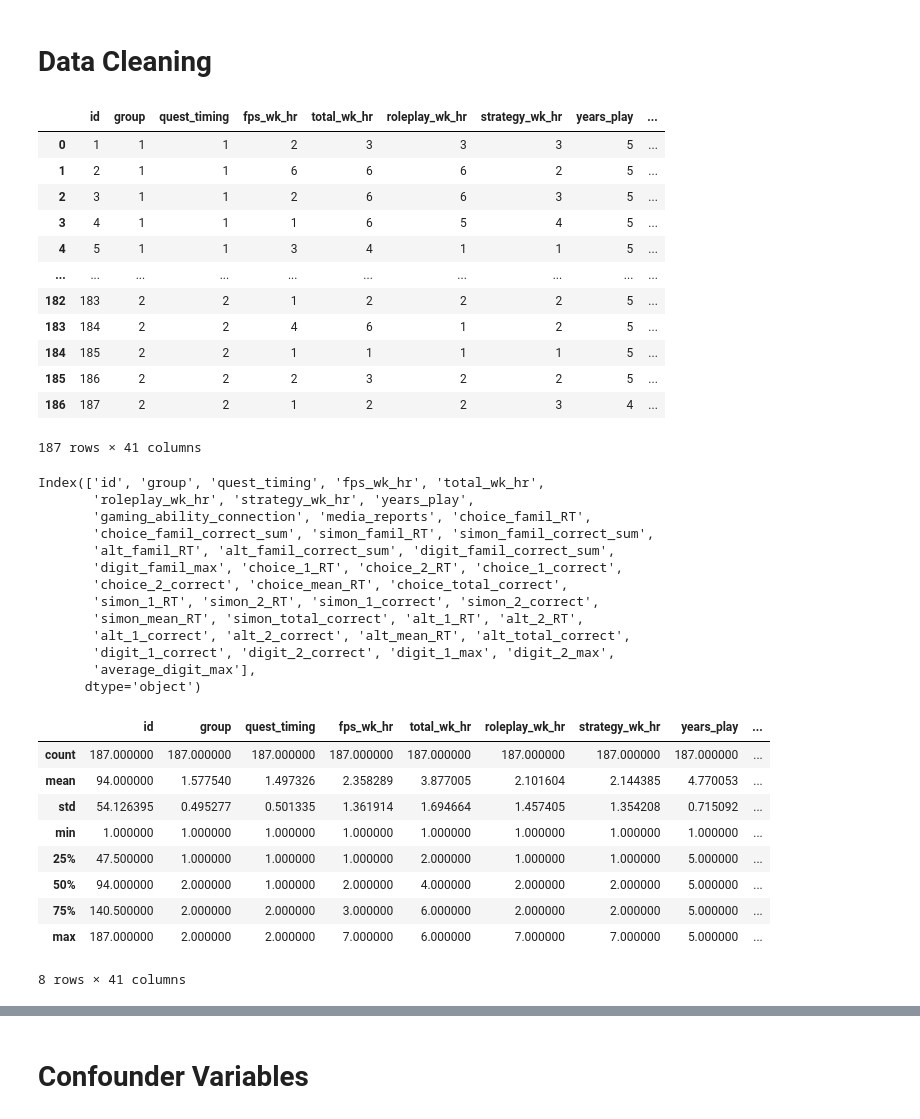
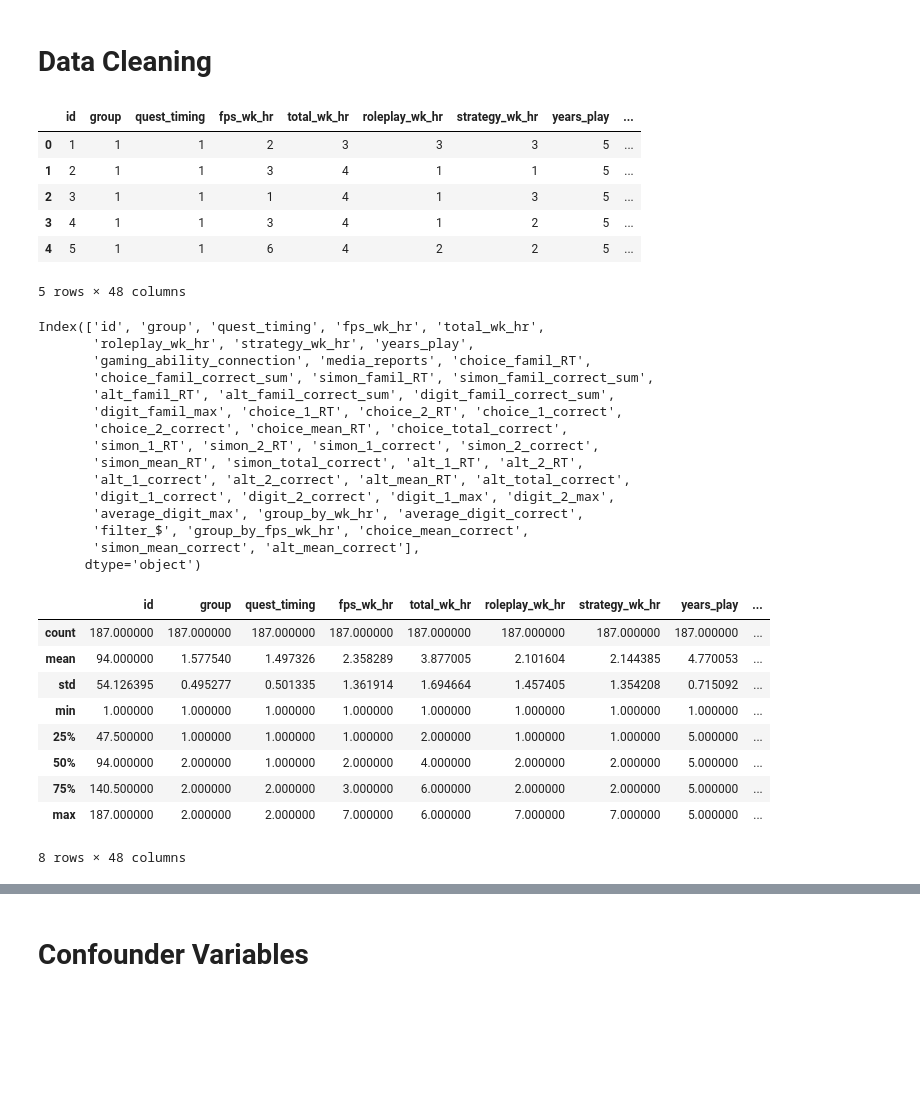
Before and after one commit to ROHIT32767/Reaction-time-and-working-memory-in-gamers-and-non-gamers, a Jupyter notebook: project.ipynb, the cells around one changed output, grey strips where cells are left out. Cells and saved outputs as stored; diff of their text form; code cells hidden in the pictures; blank space fills up the shorter version.

```diff
--- a/project.ipynb
+++ b/project.ipynb
@@ -23,22 +23,16 @@ import scikit_posthocs as sp
 # %% [markdown]
 # Data Cleaning
 # %%
-df = pd.read_excel('raw_data.xlsx')
-df
+df = pd.read_excel('data.xlsx')
+df.head()
 # %% [output]
 |  | id | group | quest_timing | fps_wk_hr | total_wk_hr | roleplay_wk_hr | strategy_wk_hr | years_play | ... |
 | 0 | 1 | 1 | 1 | 2 | 3 | 3 | 3 | 5 | ... |
-| 1 | 2 | 1 | 1 | 6 | 6 | 6 | 2 | 5 | ... |
-| 2 | 3 | 1 | 1 | 2 | 6 | 6 | 3 | 5 | ... |
-| 3 | 4 | 1 | 1 | 1 | 6 | 5 | 4 | 5 | ... |
-| 4 | 5 | 1 | 1 | 3 | 4 | 1 | 1 | 5 | ... |
-| ... | ... | ... | ... | ... | ... | ... | ... | ... | ... |
-| 182 | 183 | 2 | 2 | 1 | 2 | 2 | 2 | 5 | ... |
-| 183 | 184 | 2 | 2 | 4 | 6 | 1 | 2 | 5 | ... |
-| 184 | 185 | 2 | 2 | 1 | 1 | 1 | 1 | 5 | ... |
-| 185 | 186 | 2 | 2 | 2 | 3 | 2 | 2 | 5 | ... |
-| 186 | 187 | 2 | 2 | 1 | 2 | 2 | 3 | 4 | ... |
+| 1 | 2 | 1 | 1 | 3 | 4 | 1 | 1 | 5 | ... |
+| 2 | 3 | 1 | 1 | 1 | 4 | 1 | 3 | 5 | ... |
+| 3 | 4 | 1 | 1 | 3 | 4 | 1 | 2 | 5 | ... |
+| 4 | 5 | 1 | 1 | 6 | 4 | 2 | 2 | 5 | ... |
-187 rows × 41 columns
+5 rows × 48 columns
 # %%
 df.columns
 # %% [output]
@@ -53,7 +47,9 @@ Index(['id', 'group', 'quest_timing', 'fps_wk_hr', 'total_wk_hr',
        'simon_mean_RT', 'simon_total_correct', 'alt_1_RT', 'alt_2_RT',
        'alt_1_correct', 'alt_2_correct', 'alt_mean_RT', 'alt_total_correct',
        'digit_1_correct', 'digit_2_correct', 'digit_1_max', 'digit_2_max',
-       'average_digit_max'],
+       'average_digit_max', 'group_by_wk_hr', 'average_digit_correct',
+       'filter_$', 'group_by_fps_wk_hr', 'choice_mean_correct',
+       'simon_mean_correct', 'alt_mean_correct'],
       dtype='object')
 # %%
 df.describe()
@@ -67,4 +63,4 @@ df.describe()
 | 50% | 94.000000 | 2.000000 | 1.000000 | 2.000000 | 4.000000 | 2.000000 | 2.000000 | 5.000000 | ... |
 | 75% | 140.500000 | 2.000000 | 2.000000 | 3.000000 | 6.000000 | 2.000000 | 2.000000 | 5.000000 | ... |
 | max | 187.000000 | 2.000000 | 2.000000 | 7.000000 | 6.000000 | 7.000000 | 7.000000 | 5.000000 | ... |
-8 rows × 41 columns
+8 rows × 48 columns
```
Also changed, not shown: parts of 123 cells of this notebook.
